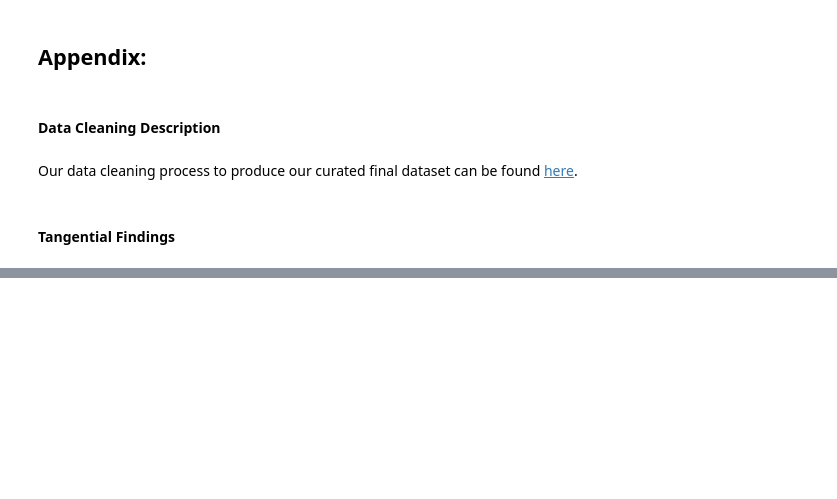
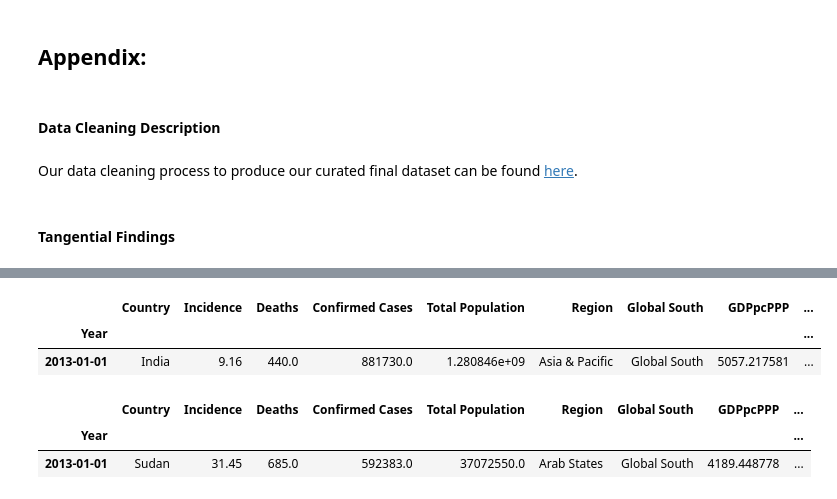
Before and after one commit to mcuadera/info_2950_malaria_project, a Jupyter notebook: phase_submissions/Phase_5.ipynb, the cells around one changed output, grey strips where cells are left out. Cells and saved outputs as stored; diff of their text form; code cells hidden in the pictures; blank space fills up the shorter version.

```diff
--- a/phase_submissions/Phase_5.ipynb
+++ b/phase_submissions/Phase_5.ipynb
@@ -960,0 +824,12 @@ The incidence rate was falling between 2004 through 2010, but started to pick up
+# %%
+year_2013[year_2013['Region']=='Asia & Pacific'].sort_values(by='Confirmed Cases', ascending=False).head(1)
+# %% [output]
+|  | Country | Incidence | Deaths | Confirmed Cases | Total Population | Region | Global South | GDPpcPPP | ... |
+| Year |  |  |  |  |  |  |  |  | ... |
+| 2013-01-01 | India | 9.16 | 440.0 | 881730.0 | 1.280846e+09 | Asia & Pacific | Global South | 5057.217581 | ... |
+# %%
+year_2013[year_2013['Region']=='Arab States'].sort_values(by='Confirmed Cases', ascending=False).head(1)
+# %% [output]
+|  | Country | Incidence | Deaths | Confirmed Cases | Total Population | Region | Global South | GDPpcPPP | ... |
+| Year |  |  |  |  |  |  |  |  | ... |
+| 2013-01-01 | Sudan | 31.45 | 685.0 | 592383.0 | 37072550.0 | Arab States | Global South | 4189.448778 | ... |
```
Also changed, not shown: parts of 94 cells of this notebook, 1 other file.
